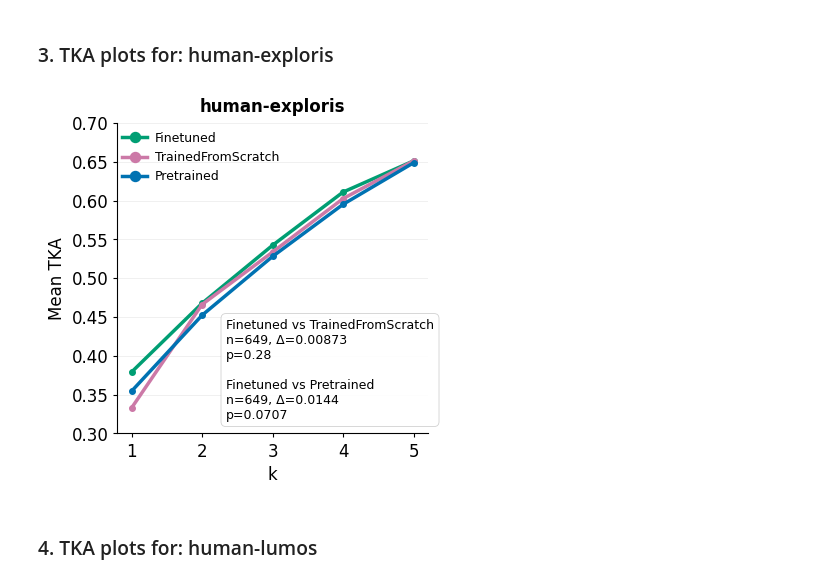
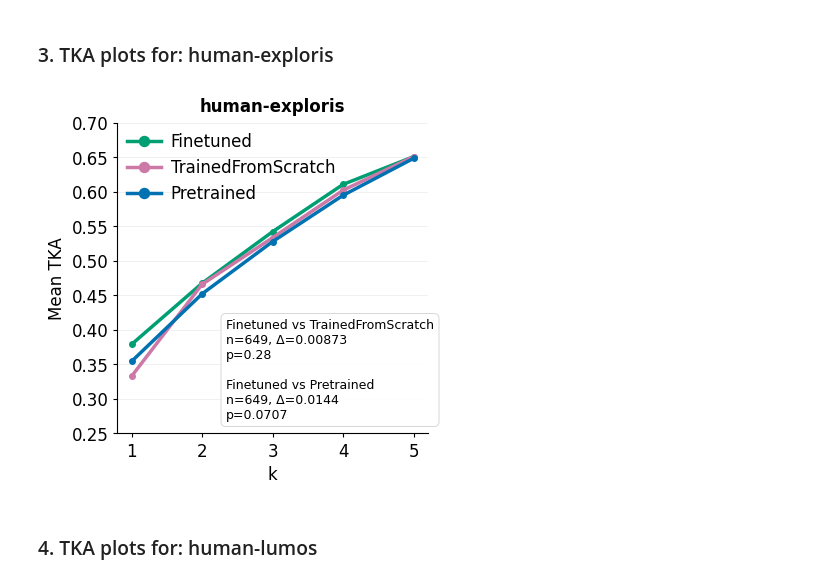
Before and after one commit to Noble-Lab/bromo-manuscript, a Jupyter notebook: ReproduceFigures/11-PlotFigure4/fig4_builder.ipynb, the cells around one changed output. Cells and saved outputs as stored; diff of their text form; code cells hidden in the pictures.

```diff
--- a/ReproduceFigures/11-PlotFigure4/fig4_builder.ipynb
+++ b/ReproduceFigures/11-PlotFigure4/fig4_builder.ipynb
@@ -68,15 +72,17 @@ pretrained_uniquepair_exploris = avg_fwdrev_score(pretrained_preds_exploris)
 # %%
 curve_dicts_q1_exploris = eval_curve_list(
     [finetuned_uniquepair_exploris,scratch_uniquepair_exploris,pretrained_uniquepair_exploris],
     topk=5, metric="q1", labels=['Finetuned','TrainedFromScratch','Pretrained'],
     title = 'human-exploris',
     save_path = './Fig4a_exploris_human.pdf',
     ttest_loc = (0.35, 0.37),
     figsize = (4,4),
-    ylim = (0.3, 0.7),
+    ylim = (0.25, 0.7),
+    legend_loc = (0.01, 0.72),
+    legend_fs = 12,
     colors = ["#009E73","#CC79A7","#0072B2"])
 # %% [output]
-[figure, old version]
+[figure, new version]
 # %% [markdown]
 ### 4. TKA plots for: human-lumos
 # %%
```
Also changed, not shown: parts of 4 cells of this notebook, 33 other files.
